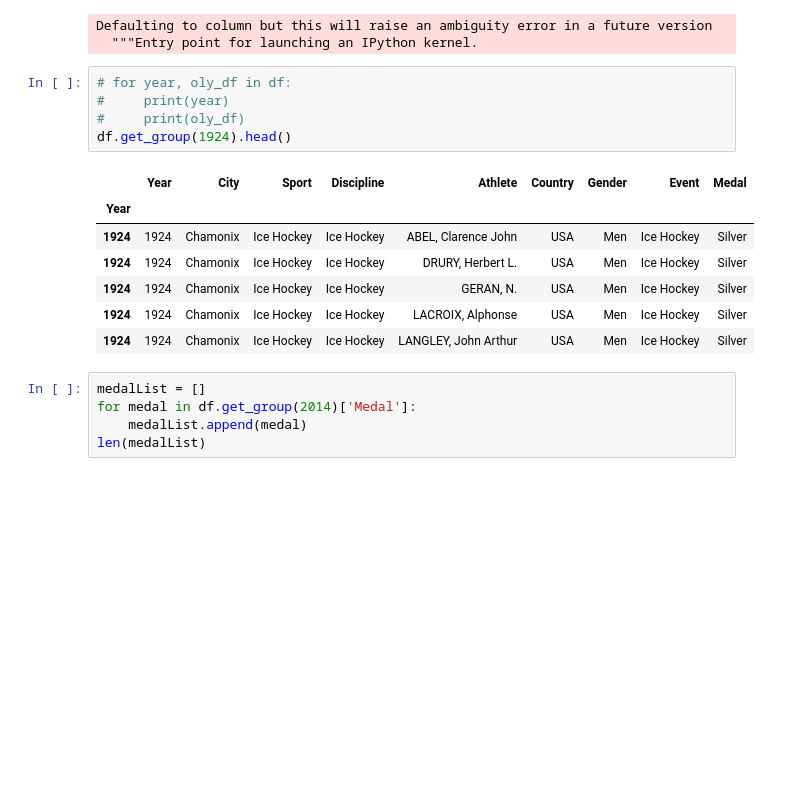
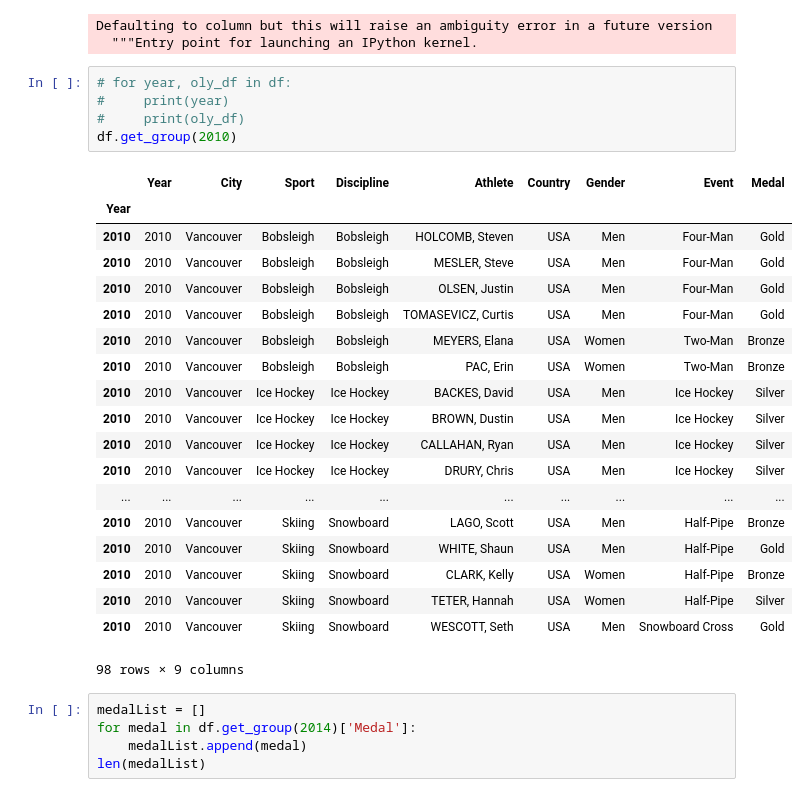
Before and after one commit to brittney-joyce/Olympic-Data-Analysis, a Jupyter notebook: main-notebook.ipynb, the cells around one changed output. Saved outputs shown, nothing was run; the diff lists cells and outputs as text; blank space fills up the shorter version.

```diff
--- a/main-notebook.ipynb
+++ b/main-notebook.ipynb
@@ -51,16 +51,28 @@ Defaulting to column but this will raise an ambiguity error in a future version
 # %%
 # for year, oly_df in df:
 #     print(year)
 #     print(oly_df)
-df.get_group(1924).head()
+df.get_group(2010)
 # %% [output]
 |  | Year | City | Sport | Discipline | Athlete | Country | Gender | Event | Medal |
 | Year |  |  |  |  |  |  |  |  |  |
-| 1924 | 1924 | Chamonix | Ice Hockey | Ice Hockey | ABEL, Clarence John | USA | Men | Ice Hockey | Silver |
-| 1924 | 1924 | Chamonix | Ice Hockey | Ice Hockey | DRURY, Herbert L. | USA | Men | Ice Hockey | Silver |
-| 1924 | 1924 | Chamonix | Ice Hockey | Ice Hockey | GERAN, N. | USA | Men | Ice Hockey | Silver |
-| 1924 | 1924 | Chamonix | Ice Hockey | Ice Hockey | LACROIX, Alphonse | USA | Men | Ice Hockey | Silver |
-| 1924 | 1924 | Chamonix | Ice Hockey | Ice Hockey | LANGLEY, John Arthur | USA | Men | Ice Hockey | Silver |
+| 2010 | 2010 | Vancouver | Bobsleigh | Bobsleigh | HOLCOMB, Steven | USA | Men | Four-Man | Gold |
+| 2010 | 2010 | Vancouver | Bobsleigh | Bobsleigh | MESLER, Steve | USA | Men | Four-Man | Gold |
+| 2010 | 2010 | Vancouver | Bobsleigh | Bobsleigh | OLSEN, Justin | USA | Men | Four-Man | Gold |
+| 2010 | 2010 | Vancouver | Bobsleigh | Bobsleigh | TOMASEVICZ, Curtis | USA | Men | Four-Man | Gold |
+| 2010 | 2010 | Vancouver | Bobsleigh | Bobsleigh | MEYERS, Elana | USA | Women | Two-Man | Bronze |
+| 2010 | 2010 | Vancouver | Bobsleigh | Bobsleigh | PAC, Erin | USA | Women | Two-Man | Bronze |
+| 2010 | 2010 | Vancouver | Ice Hockey | Ice Hockey | BACKES, David | USA | Men | Ice Hockey | Silver |
+| 2010 | 2010 | Vancouver | Ice Hockey | Ice Hockey | BROWN, Dustin | USA | Men | Ice Hockey | Silver |
+| 2010 | 2010 | Vancouver | Ice Hockey | Ice Hockey | CALLAHAN, Ryan | USA | Men | Ice Hockey | Silver |
+| 2010 | 2010 | Vancouver | Ice Hockey | Ice Hockey | DRURY, Chris | USA | Men | Ice Hockey | Silver |
+| ... | ... | ... | ... | ... | ... | ... | ... | ... | ... |
+| 2010 | 2010 | Vancouver | Skiing | Snowboard | LAGO, Scott | USA | Men | Half-Pipe | Bronze |
+| 2010 | 2010 | Vancouver | Skiing | Snowboard | WHITE, Shaun | USA | Men | Half-Pipe | Gold |
+| 2010 | 2010 | Vancouver | Skiing | Snowboard | CLARK, Kelly | USA | Women | Half-Pipe | Bronze |
+| 2010 | 2010 | Vancouver | Skiing | Snowboard | TETER, Hannah | USA | Women | Half-Pipe | Silver |
+| 2010 | 2010 | Vancouver | Skiing | Snowboard | WESCOTT, Seth | USA | Men | Snowboard Cross | Gold |
+98 rows × 9 columns
 # %%
 medalList = []
 for medal in df.get_group(2014)['Medal']:
```
Also changed, not shown: parts of 3 cells of this notebook.
